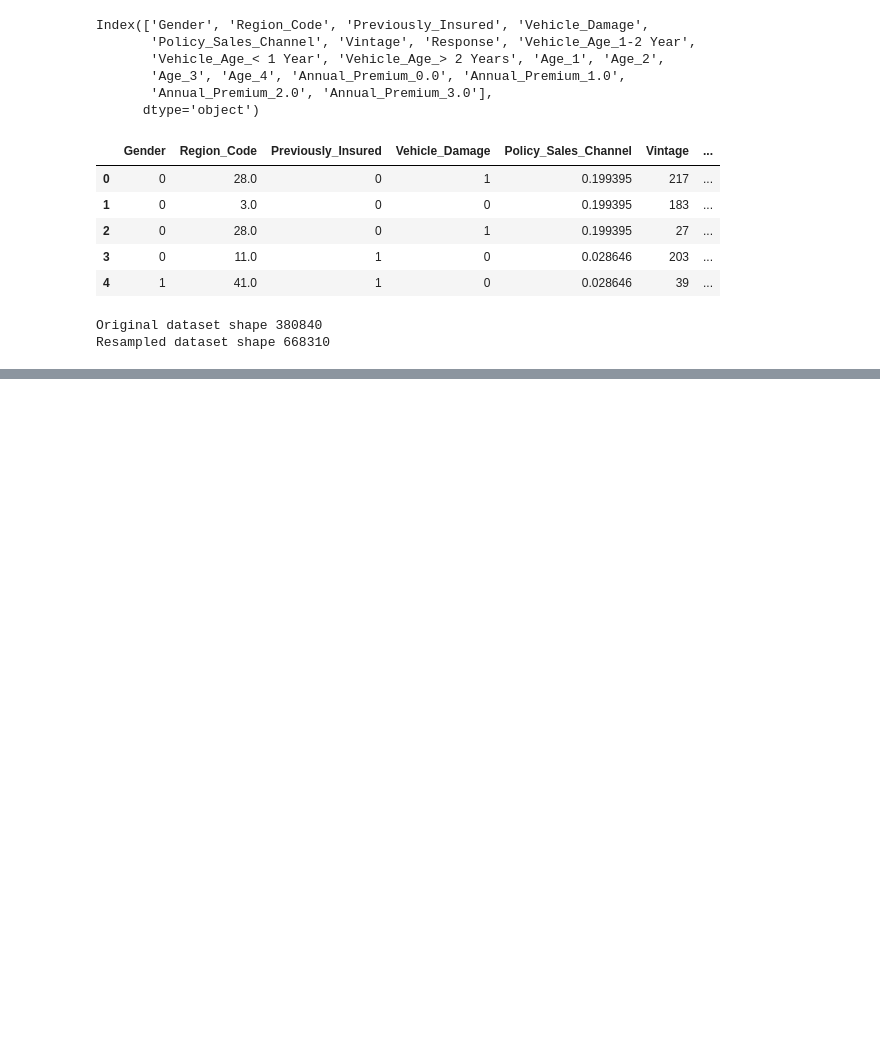
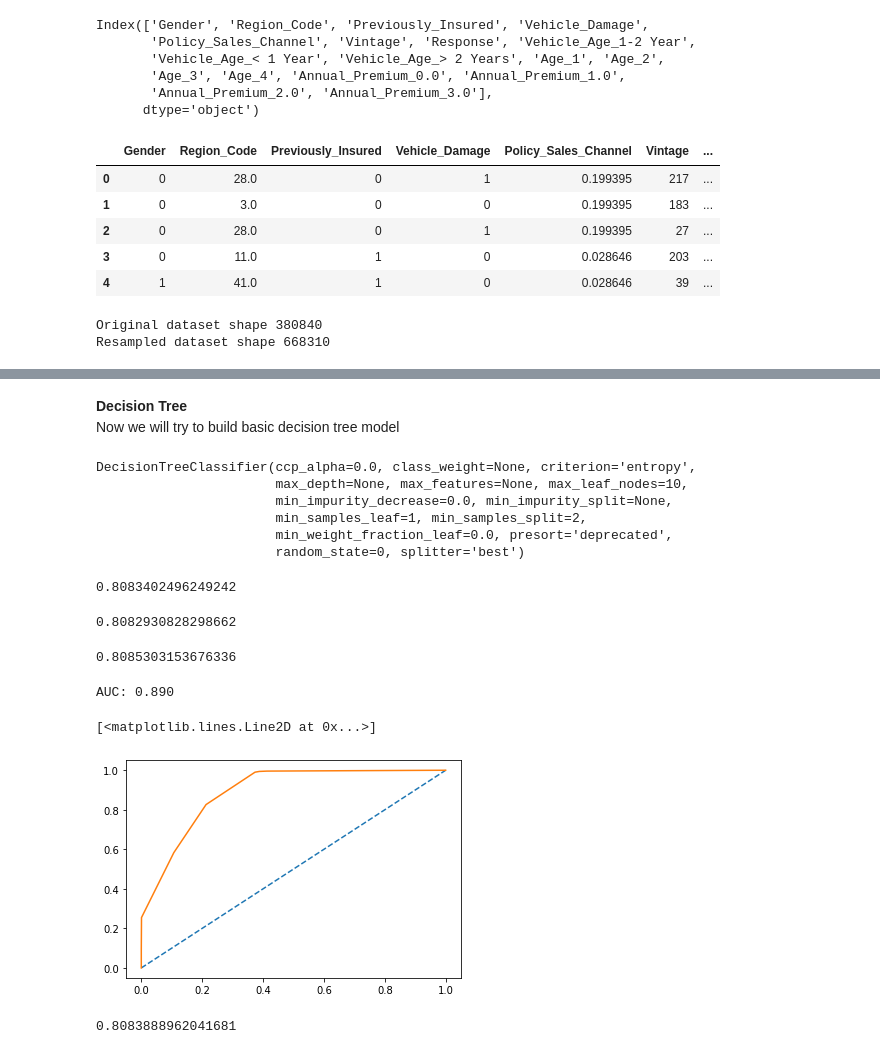
Before and after one commit to agrawalkunal2/insurance-cross_sell, a Jupyter notebook: HEALTH_INSURANCE_CROSS_SELL_PREDICTION.ipynb, the cells around one changed output, grey strips where cells are left out. Drawn from its saved outputs; the diff is of its cells as text; code cells hidden in the pictures; blank space fills up the shorter version.

```diff
--- a/HEALTH_INSURANCE_CROSS_SELL_PREDICTION.ipynb
+++ b/HEALTH_INSURANCE_CROSS_SELL_PREDICTION.ipynb
@@ -848,0 +1074,15 @@ Resampled dataset shape 668310
+# %% [markdown]
+**Decision Tree**
+<BR>
+Now we will try to build basic decision tree model
+# %%
+# decision tree fitting
+DT_Classifier = DecisionTreeClassifier(criterion='entropy', max_leaf_nodes=10, random_state=0)
+DT_Classifier.fit(X_train, y_train)
+# %% [output]
+DecisionTreeClassifier(ccp_alpha=0.0, class_weight=None, criterion='entropy',
+                       max_depth=None, max_features=None, max_leaf_nodes=10,
+                       min_impurity_decrease=0.0, min_impurity_split=None,
+                       min_samples_leaf=1, min_samples_split=2,
+                       min_weight_fraction_leaf=0.0, presort='deprecated',
+                       random_state=0, splitter='best')
@@ -848,0 +1093,39 @@ Resampled dataset shape 668310
+# %%
+# Model Evaluation: Training Set
+# Accuracy - Training Data
+DT_Classifier.score(X_train, y_train)
+# %% [output]
+0.8083402496249242
+# %%
+# Calculating roc_auc score on train set
+roc_auc_score(y_train,dt_ytrain_pred)
+# %% [output]
+0.8082930828298662
+# %%
+# Calculating roc_auc score on test set
+roc_auc_score(y_test,dt_ytest_pred)
+# %% [output]
+0.8085303153676336
+# %%
+# AUC-ROC for training dataset
+# predict probabilities
+probs = DT_Classifier.predict_proba(X_train)
+# keeping probabilities for the positive outcome only
+probs = probs[:, 1]
+# calculate AUC
+auc = roc_auc_score(y_train, probs)
+print('AUC: %.3f' % auc)
+# calculate roc curve
+train_fpr, train_tpr, train_thresholds = roc_curve(y_train, probs)
+plt.plot([0, 1], [0, 1], linestyle='--')
+# plot the roc curve for the model
+plt.plot(train_fpr, train_tpr)
+# %% [output]
+AUC: 0.890
+[<matplotlib.lines.Line2D at 0x...>]
+[figure, added]
+# %%
+# Now checking accuracy for the test data
+DT_Classifier.score(X_test,y_test)
+# %% [output]
+0.8083888962041681
```
Also changed, not shown: parts of 62 cells of this notebook.
